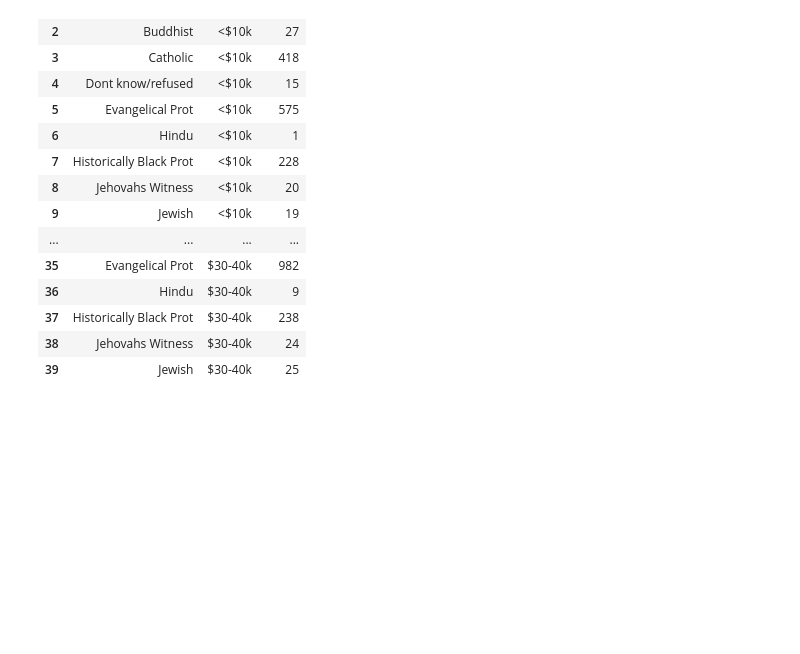
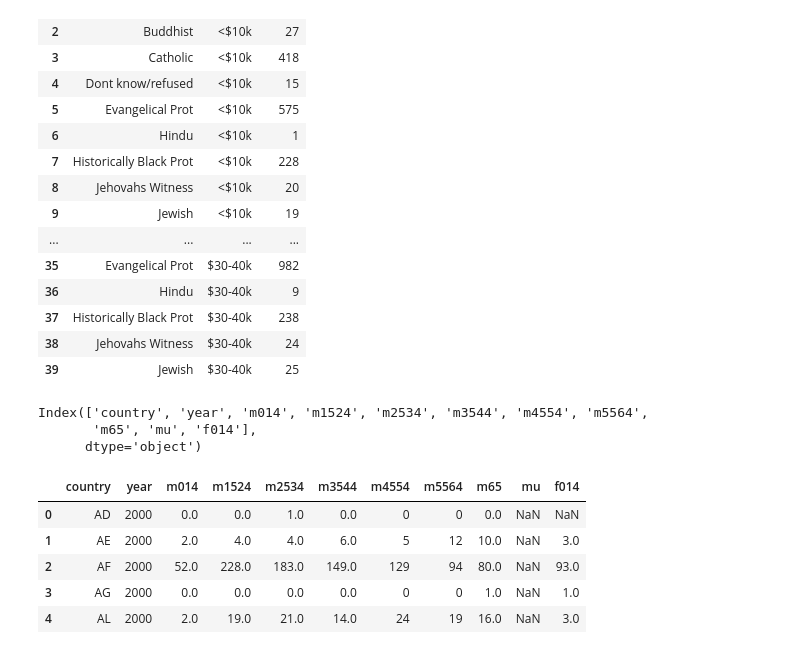
Before and after one commit to wu-olivia-ke/inf1340-programmingfordatascience-fa21, a Jupyter notebook: class-demo.ipynb, the cells around one changed output. Cells and saved outputs as stored; diff of their text form; code cells hidden in the pictures; blank space fills up the shorter version.

```diff
--- a/class-demo.ipynb
+++ b/class-demo.ipynb
@@ -313,3 +313,22 @@ tidy_pew.head(40)
 | 37 | Historically Black Prot | $30-40k | 238 |
 | 38 | Jehovahs Witness | $30-40k | 24 |
 | 39 | Jewish | $30-40k | 25 |
+# %%
+#problem: there are multiple variables stored in 1 column
+#principle: each column needs to consist of one and only one variable
+
+df_tb = pd.read_csv('data/tb-raw.csv')
+df_tb.columns
+# %% [output]
+Index(['country', 'year', 'm014', 'm1524', 'm2534', 'm3544', 'm4554', 'm5564',
+       'm65', 'mu', 'f014'],
+      dtype='object')
+# %%
+df_tb.head()
+# %% [output]
+|  | country | year | m014 | m1524 | m2534 | m3544 | m4554 | m5564 | m65 | mu | f014 |
+| 0 | AD | 2000 | 0.0 | 0.0 | 1.0 | 0.0 | 0 | 0 | 0.0 | NaN | NaN |
+| 1 | AE | 2000 | 2.0 | 4.0 | 4.0 | 6.0 | 5 | 12 | 10.0 | NaN | 3.0 |
+| 2 | AF | 2000 | 52.0 | 228.0 | 183.0 | 149.0 | 129 | 94 | 80.0 | NaN | 93.0 |
+| 3 | AG | 2000 | 0.0 | 0.0 | 0.0 | 0.0 | 0 | 0 | 1.0 | NaN | 1.0 |
+| 4 | AL | 2000 | 2.0 | 19.0 | 21.0 | 14.0 | 24 | 19 | 16.0 | NaN | 3.0 |
```
Also changed, not shown: parts of 6 cells of this notebook, 1 other file.
